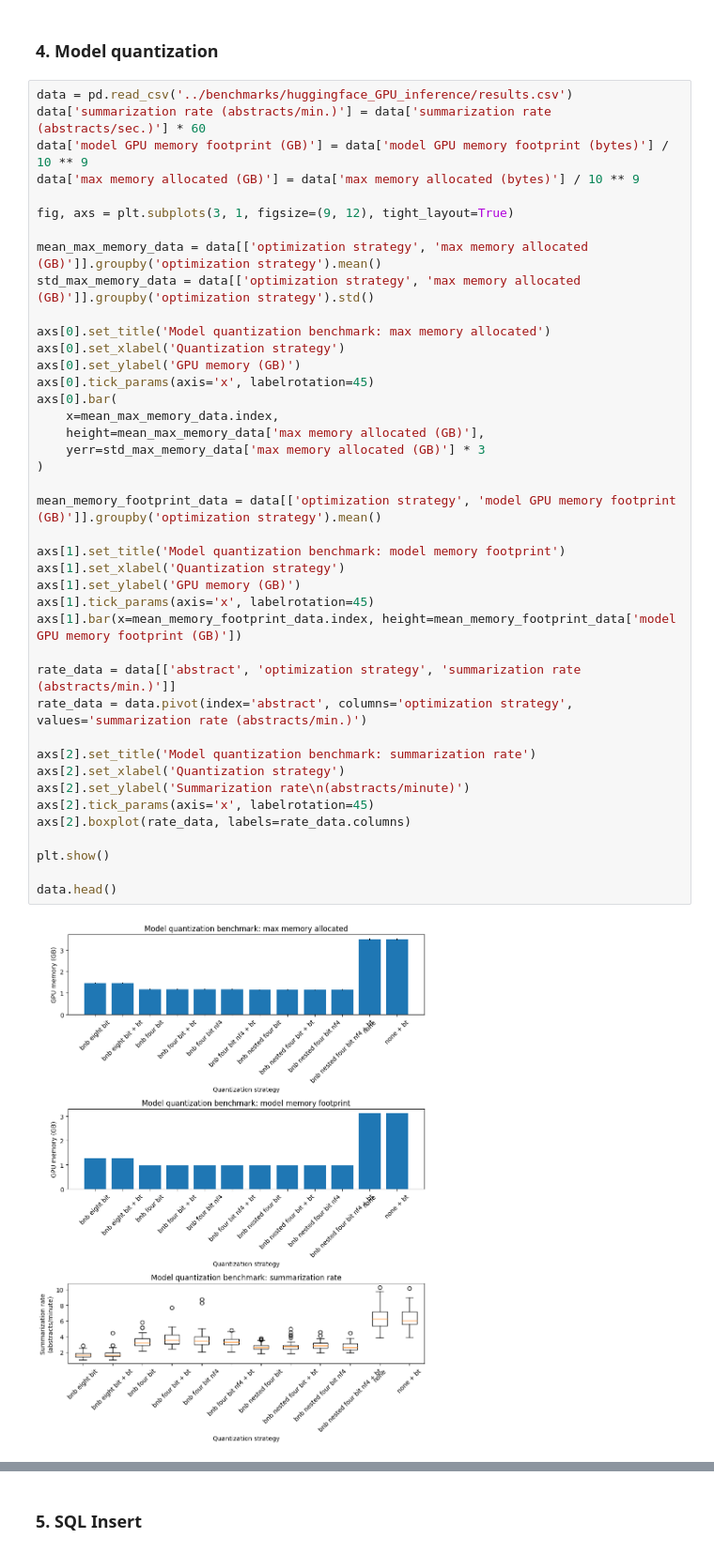
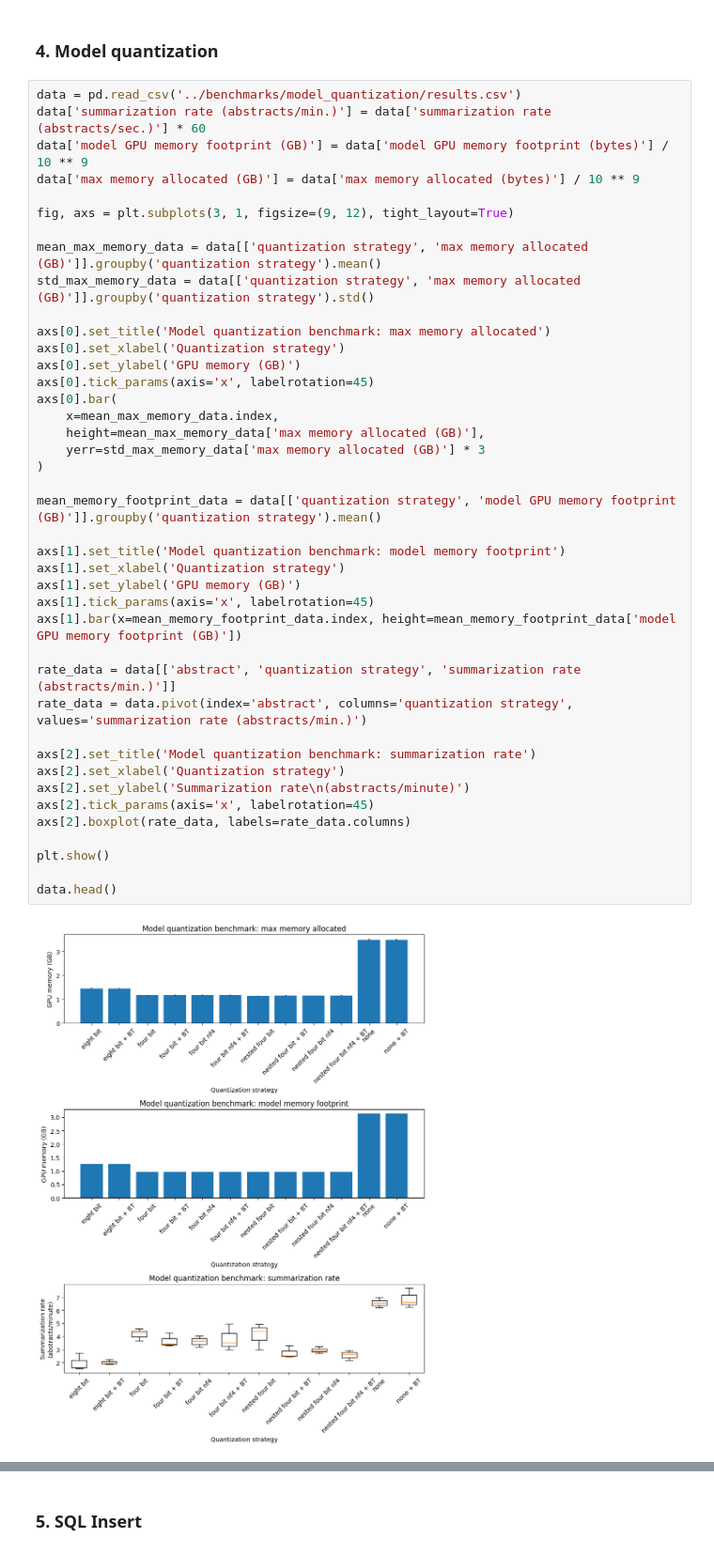
Before and after one commit to gperdrizet/PUBSUM, a Jupyter notebook: pubsum/notebooks/benchmarking_results.ipynb, the cells around one changed output, grey strips where cells are left out. Shown at 94% size. Cells and saved outputs as stored; diff of their text form.

Commit message:
Reamed huggingface gpu optimization benchmark to model quantizatio to better reflect contents.

```diff
--- a/pubsum/notebooks/benchmarking_results.ipynb
+++ b/pubsum/notebooks/benchmarking_results.ipynb
@@ -135,45 +135,45 @@ data.head()
 # %% [markdown]
 ### 4. Model quantization
 # %%
-data = pd.read_csv('../benchmarks/huggingface_GPU_inference/results.csv')
+data = pd.read_csv('../benchmarks/model_quantization/results.csv')
 data['summarization rate (abstracts/min.)'] = data['summarization rate (abstracts/sec.)'] * 60
 data['model GPU memory footprint (GB)'] = data['model GPU memory footprint (bytes)'] / 10 ** 9
 data['max memory allocated (GB)'] = data['max memory allocated (bytes)'] / 10 ** 9
 
 fig, axs = plt.subplots(3, 1, figsize=(9, 12), tight_layout=True)
 
-mean_max_memory_data = data[['optimization strategy', 'max memory allocated (GB)']].groupby('optimization strategy').mean()
-std_max_memory_data = data[['optimization strategy', 'max memory allocated (GB)']].groupby('optimization strategy').std()
+mean_max_memory_data = data[['quantization strategy', 'max memory allocated (GB)']].groupby('quantization strategy').mean()
+std_max_memory_data = data[['quantization strategy', 'max memory allocated (GB)']].groupby('quantization strategy').std()
 
 axs[0].set_title('Model quantization benchmark: max memory allocated')
 axs[0].set_xlabel('Quantization strategy')
 axs[0].set_ylabel('GPU memory (GB)')
 axs[0].tick_params(axis='x', labelrotation=45)
 axs[0].bar(
     x=mean_max_memory_data.index,
     height=mean_max_memory_data['max memory allocated (GB)'],
     yerr=std_max_memory_data['max memory allocated (GB)'] * 3
 )
 
-mean_memory_footprint_data = data[['optimization strategy', 'model GPU memory footprint (GB)']].groupby('optimization strategy').mean()
+mean_memory_footprint_data = data[['quantization strategy', 'model GPU memory footprint (GB)']].groupby('quantization strategy').mean()
 
 axs[1].set_title('Model quantization benchmark: model memory footprint')
 axs[1].set_xlabel('Quantization strategy')
 axs[1].set_ylabel('GPU memory (GB)')
 axs[1].tick_params(axis='x', labelrotation=45)
 axs[1].bar(x=mean_memory_footprint_data.index, height=mean_memory_footprint_data['model GPU memory footprint (GB)'])
 
-rate_data = data[['abstract', 'optimization strategy', 'summarization rate (abstracts/min.)']]
-rate_data = data.pivot(index='abstract', columns='optimization strategy', values='summarization rate (abstracts/min.)')
+rate_data = data[['abstract', 'quantization strategy', 'summarization rate (abstracts/min.)']]
+rate_data = data.pivot(index='abstract', columns='quantization strategy', values='summarization rate (abstracts/min.)')
 
 axs[2].set_title('Model quantization benchmark: summarization rate')
 axs[2].set_xlabel('Quantization strategy')
 axs[2].set_ylabel('Summarization rate\n(abstracts/minute)')
 axs[2].tick_params(axis='x', labelrotation=45)
 axs[2].boxplot(rate_data, labels=rate_data.columns)
 
 plt.show()
 
 data.head()
 # %% [output]
-[figure, old version]
+[figure, new version]
```
Also changed, not shown: parts of 2 cells of this notebook, 4 other files.
